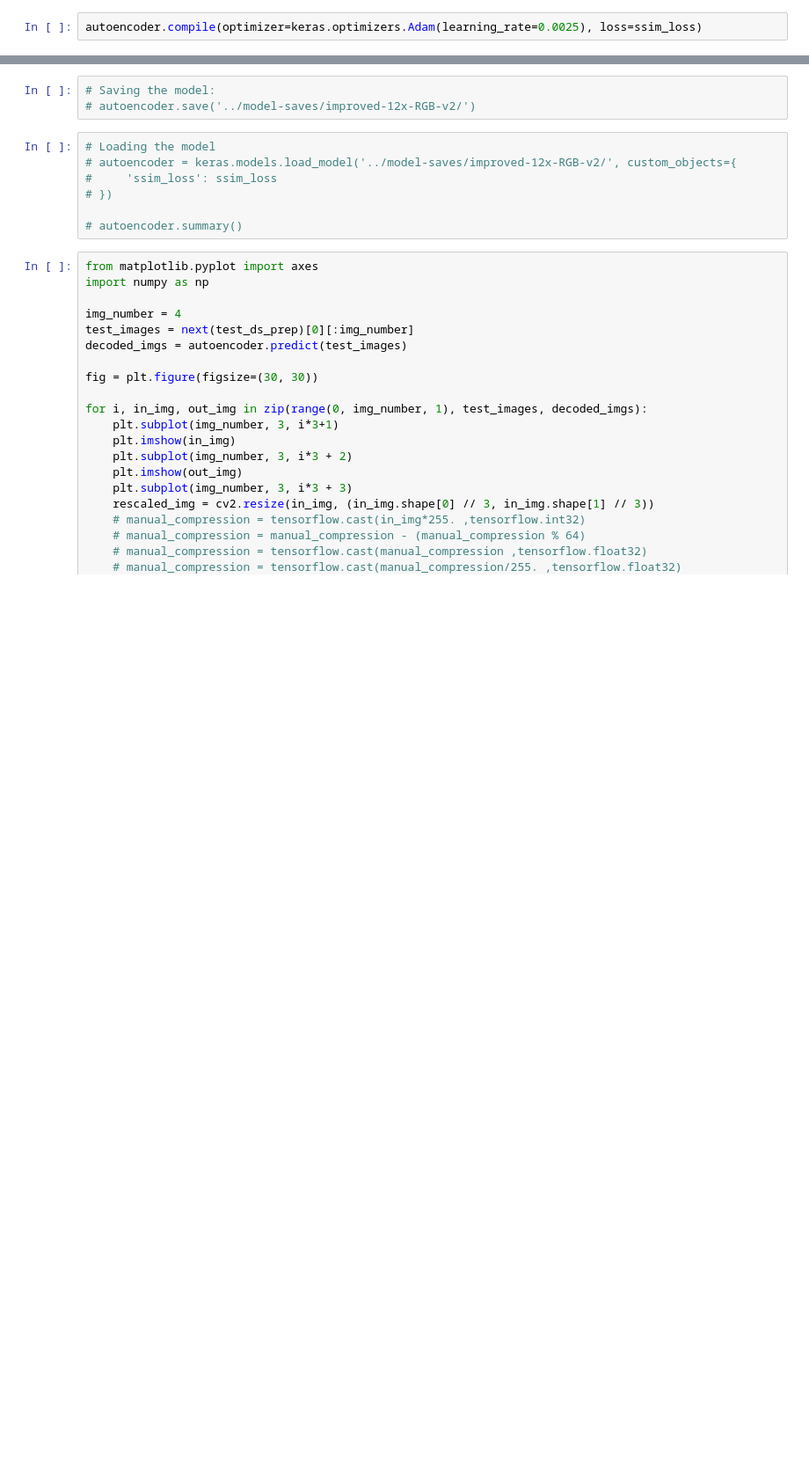
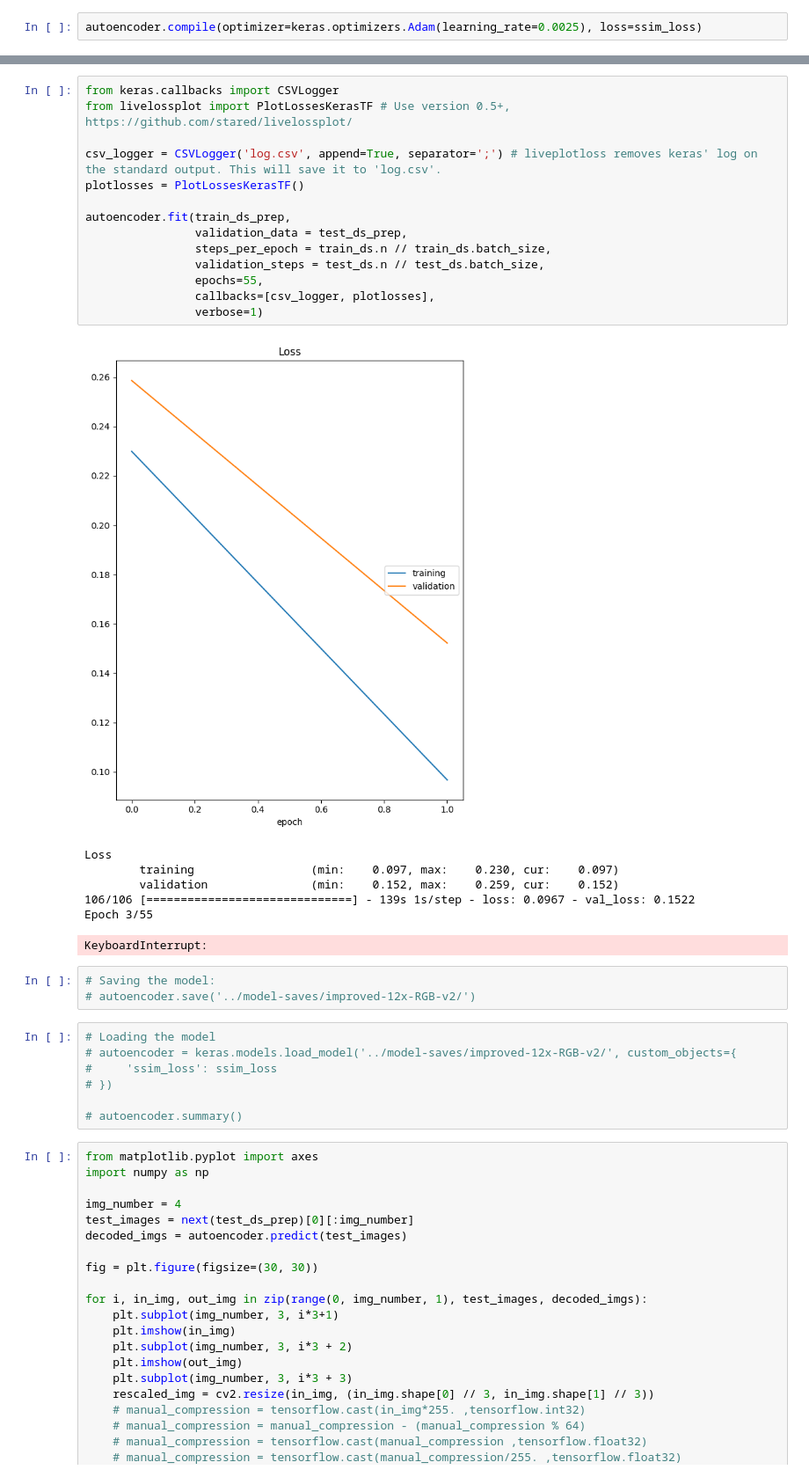
Before and after one commit to Tharci/Deep-Learning-Project, a Jupyter notebook: playground/baseline-improved.ipynb, the cells around one changed output, grey strips where cells are left out. Shown at 88% size. Drawn from its saved outputs; the diff is of its cells as text; blank space fills up the shorter version.

```diff
--- a/playground/baseline-improved.ipynb
+++ b/playground/baseline-improved.ipynb
@@ -207,3 +153,25 @@ KeyboardInterrupt:
+# %%
+from keras.callbacks import CSVLogger
+from livelossplot import PlotLossesKerasTF # Use version 0.5+, https://github.com/stared/livelossplot/
+
+csv_logger = CSVLogger('log.csv', append=True, separator=';') # liveplotloss removes keras' log on the standard output. This will save it to 'log.csv'.
+plotlosses = PlotLossesKerasTF()
+
+autoencoder.fit(train_ds_prep,
+                validation_data = test_ds_prep,
+                steps_per_epoch = train_ds.n // train_ds.batch_size,
+                validation_steps = test_ds.n // test_ds.batch_size,
+                epochs=55,
+                callbacks=[csv_logger, plotlosses],
+                verbose=1)
+# %% [output]
+[figure, added]
+Loss
+        training                 (min:    0.097, max:    0.230, cur:    0.097)
+        validation               (min:    0.152, max:    0.259, cur:    0.152)
+106/106 [==============================] - 139s 1s/step - loss: 0.0967 - val_loss: 0.1522
+Epoch 3/55
+KeyboardInterrupt:
 # %%
 # Saving the model:
 # autoencoder.save('../model-saves/improved-12x-RGB-v2/')
```
Also changed, not shown: parts of 5 cells of this notebook, 2 other files.
